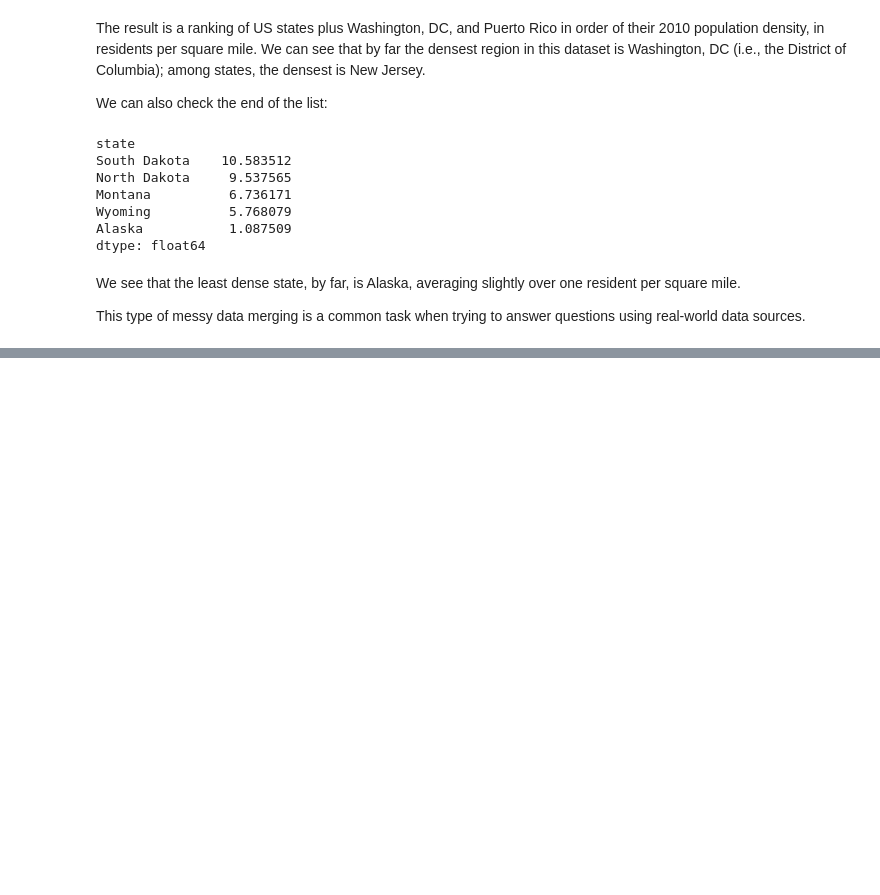
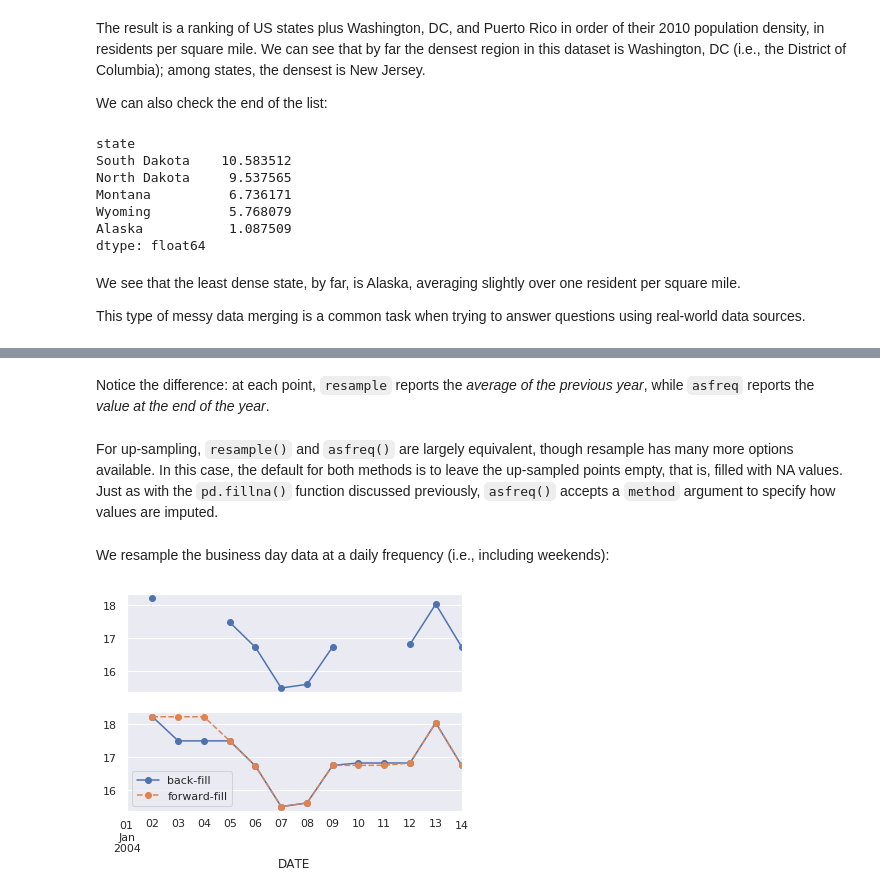
Before and after one commit to massimo-nocentini/on-python, a Jupyter notebook: UniFiCourseSpring2020/pandas.ipynb, the cells around one changed output, grey strips where cells are left out. Saved outputs shown, nothing was run; the diff lists cells and outputs as text; code cells hidden in the pictures; blank space fills up the shorter version.

```diff
--- a/UniFiCourseSpring2020/pandas.ipynb
+++ b/UniFiCourseSpring2020/pandas.ipynb
@@ -2427,0 +2772,19 @@ This type of messy data merging is a common task when trying to answer questions
+# %% [markdown]
+Notice the difference: at each point, ``resample`` reports the *average of the previous year*, while ``asfreq`` reports the *value at the end of the year*.
+# %% [markdown]
+For up-sampling, ``resample()`` and ``asfreq()`` are largely equivalent, though resample has many more options available.
+In this case, the default for both methods is to leave the up-sampled points empty, that is, filled with NA values.
+Just as with the ``pd.fillna()`` function discussed previously, ``asfreq()`` accepts a ``method`` argument to specify how values are imputed.
+# %% [markdown]
+We resample the business day data at a daily frequency (i.e., including weekends):
+# %%
+fig, ax = plt.subplots(2, sharex=True)
+data = goog.iloc[:10]
+
+data.asfreq('D').plot(ax=ax[0], marker='o')
+
+data.asfreq('D', method='bfill').plot(ax=ax[1], style='-o')
+data.asfreq('D', method='ffill').plot(ax=ax[1], style='--o')
+ax[1].legend(["back-fill", "forward-fill"]);
+# %% [output]
+[figure, added]
```
Also changed, not shown: parts of 70 cells of this notebook, 2 other files.
